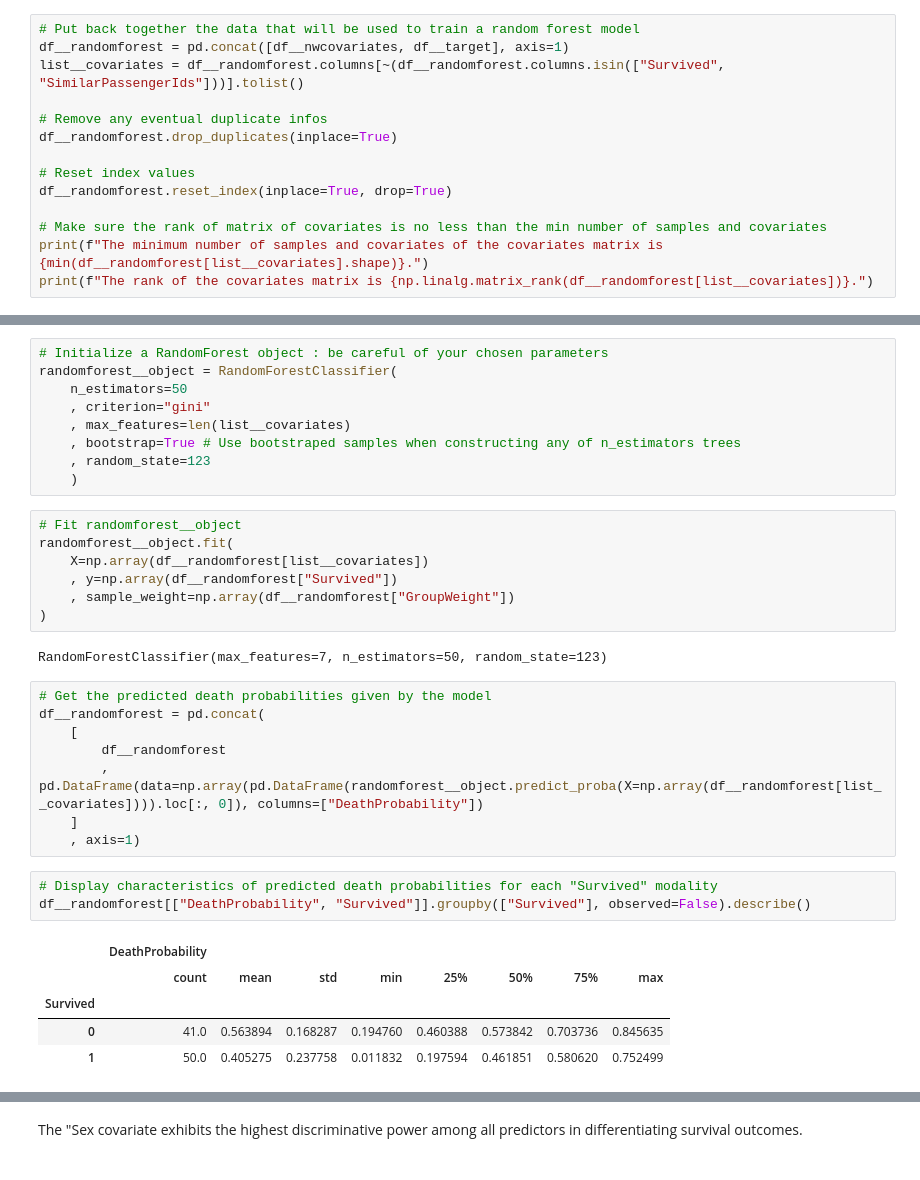
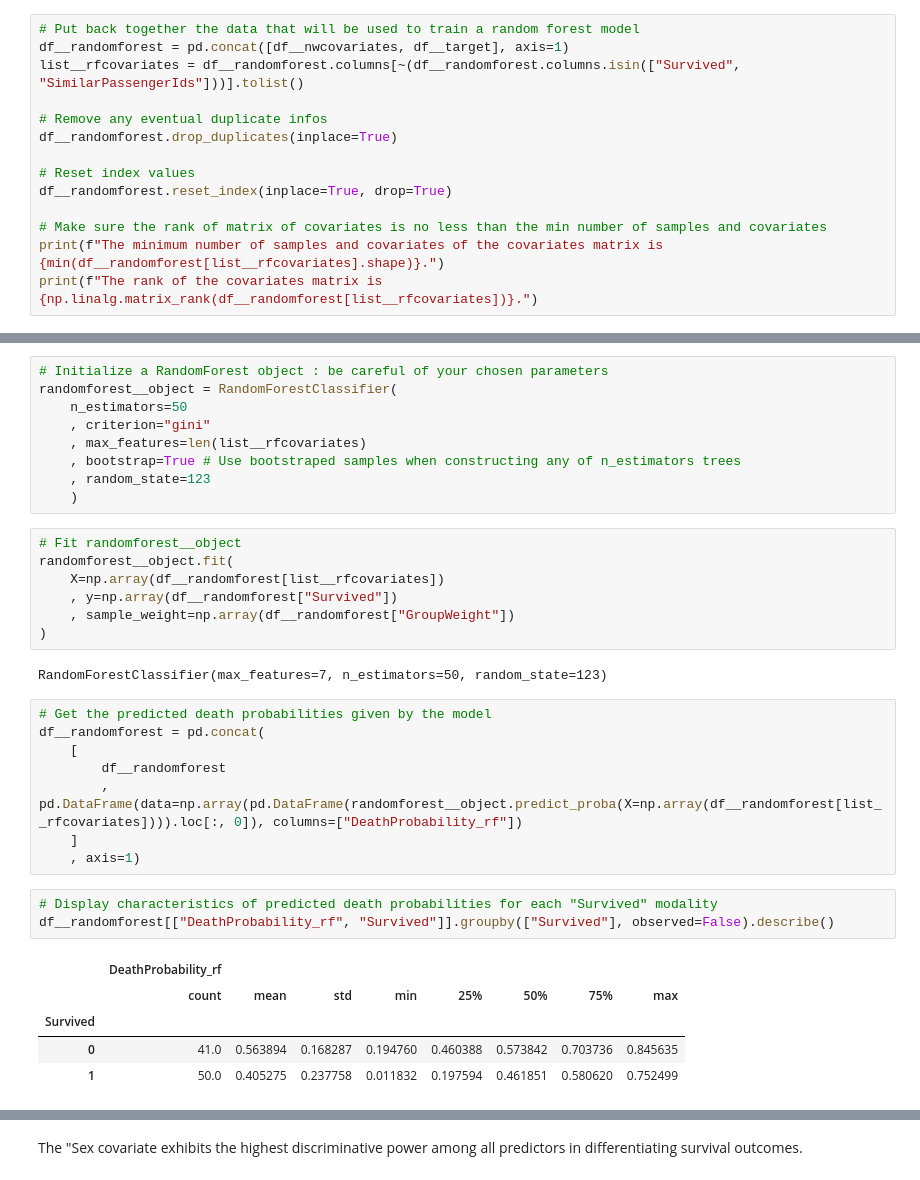
Before and after one commit to foliacouetey/titanic, a Jupyter notebook: PYTHON/scripts/main.ipynb, the cells around one changed output, grey strips where cells are left out. Drawn from its saved outputs; the diff is of its cells as text.

```diff
--- a/PYTHON/scripts/main.ipynb
+++ b/PYTHON/scripts/main.ipynb
@@ -1224,7 +1236,7 @@ Our goal when using a random forest is to use primarly a decision tree ability t
 # %%
 # Put back together the data that will be used to train a random forest model
 df__randomforest = pd.concat([df__nwcovariates, df__target], axis=1)
-list__covariates = df__randomforest.columns[~(df__randomforest.columns.isin(["Survived", "SimilarPassengerIds"]))].tolist()
+list__rfcovariates = df__randomforest.columns[~(df__randomforest.columns.isin(["Survived", "SimilarPassengerIds"]))].tolist()
 
 # Remove any eventual duplicate infos
 df__randomforest.drop_duplicates(inplace=True)
@@ -1233,8 +1245,8 @@ df__randomforest.drop_duplicates(inplace=True)
 df__randomforest.reset_index(inplace=True, drop=True)
 
 # Make sure the rank of matrix of covariates is no less than the min number of samples and covariates
-print(f"The minimum number of samples and covariates of the covariates matrix is {min(df__randomforest[list__covariates].shape)}.")
-print(f"The rank of the covariates matrix is {np.linalg.matrix_rank(df__randomforest[list__covariates])}.")
+print(f"The minimum number of samples and covariates of the covariates matrix is {min(df__randomforest[list__rfcovariates].shape)}.")
+print(f"The rank of the covariates matrix is {np.linalg.matrix_rank(df__randomforest[list__rfcovariates])}.")
 # %% [output]
 The minimum number of samples and covariates of the covariates matrix is 7.
 The rank of the covariates matrix is 7.
@@ -1247,14 +1259,14 @@ df__randomforest["GroupWeight"] = df__randomforest["GroupSize"] / df__randomfore
 randomforest__object = RandomForestClassifier(
     n_estimators=50
     , criterion="gini"
-    , max_features=len(list__covariates)
+    , max_features=len(list__rfcovariates)
     , bootstrap=True # Use bootstraped samples when constructing any of n_estimators trees
     , random_state=123
     )
 # %%
 # Fit randomforest__object
 randomforest__object.fit(
-    X=np.array(df__randomforest[list__covariates])
+    X=np.array(df__randomforest[list__rfcovariates])
     , y=np.array(df__randomforest["Survived"])
     , sample_weight=np.array(df__randomforest["GroupWeight"])
 )
@@ -1265,14 +1277,14 @@ RandomForestClassifier(max_features=7, n_estimators=50, random_state=123)
 df__randomforest = pd.concat(
     [
         df__randomforest
-        , pd.DataFrame(data=np.array(pd.DataFrame(randomforest__object.predict_proba(X=np.array(df__randomforest[list__covariates]))).loc[:, 0]), columns=["DeathProbability"])
+        , pd.DataFrame(data=np.array(pd.DataFrame(randomforest__object.predict_proba(X=np.array(df__randomforest[list__rfcovariates]))).loc[:, 0]), columns=["DeathProbability_rf"])
     ]
     , axis=1)
 # %%
 # Display characteristics of predicted death probabilities for each "Survived" modality
-df__randomforest[["DeathProbability", "Survived"]].groupby(["Survived"], observed=False).describe()
+df__randomforest[["DeathProbability_rf", "Survived"]].groupby(["Survived"], observed=False).describe()
 # %% [output]
-|  | DeathProbability |  |  |  |  |  |  |  |
+|  | DeathProbability_rf |  |  |  |  |  |  |  |
 |  | count | mean | std | min | 25% | 50% | 75% | max |
 | Survived |  |  |  |  |  |  |  |  |
 | 0 | 41.0 | 0.563894 | 0.168287 | 0.194760 | 0.460388 | 0.573842 | 0.703736 | 0.845635 |
```
Also changed, not shown: parts of 70 cells of this notebook, 2 other files.
